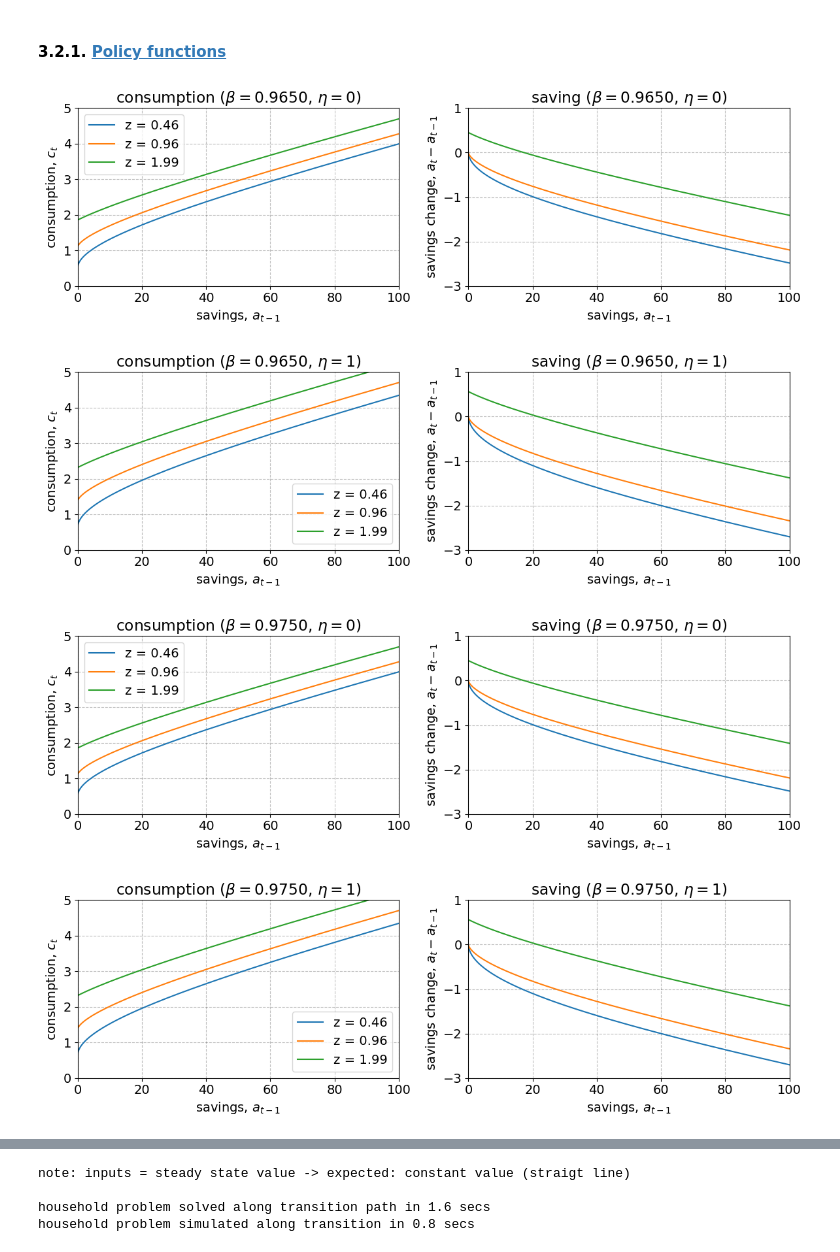
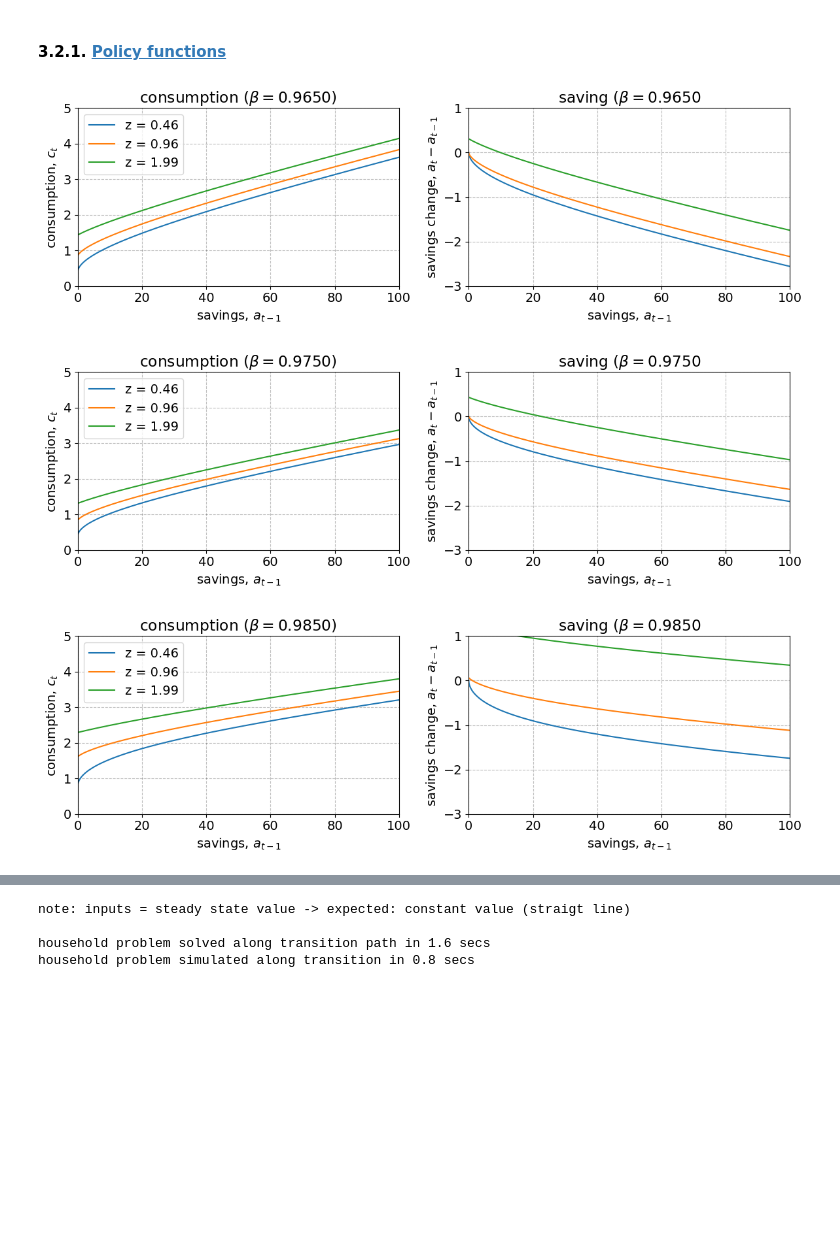
Before and after one commit to Bernseng/AdvMacroHet, a Jupyter notebook: Assignments/Assignment_I/Stationary-Equilibrium.ipynb, the cells around one changed output, grey strips where cells are left out. Drawn from its saved outputs; the diff is of its cells as text; code cells hidden in the pictures; blank space fills up the shorter version.

```diff
--- a/Assignments/Assignment_I/Stationary-Equilibrium.ipynb
+++ b/Assignments/Assignment_I/Stationary-Equilibrium.ipynb
@@ -67,8 +67,8 @@ Set the steady state values, which matter for the household:
 # %%
 ss.r = 0.01
 ss.w = 1.00
-# ss.phi_0 = 1.0
-# ss.phi_1 = 2.0
+ss.phi0 = 1.0
+ss.phi1 = 2.0
 # %% [markdown]
 **Solve the household problem** with `.solve_hh_ss()`:
 
@@ -168,48 +159,43 @@ households:
 #### 3.2.1. <a id='toc3_2_1_'></a>[Policy functions](#toc0_)
 # %%
 # Loop over beta values
-for i_beta, beta in enumerate(par.beta_grid[0:3]):
+for i_beta, beta in enumerate(par.beta_grid):
 
-    # Loop over unique eta values
-    for eta in [0, 1]:
 
-        # Index for eta (we only choose the first occurrence, since there are three occurrences of each eta value)
-        i_eta = np.where(par.eta_grid == eta)[0][0]
 
-        fig = plt.figure(figsize=(12,4),dpi=100)
-        I = par.a_grid < 500
+    fig = plt.figure(figsize=(12,4),dpi=100)
+    I = par.a_grid < 500
 
-        # a. consumption
-        ax = fig.add_subplot(1,2,1)
-        ax.set_title(f'consumption ($\\beta = {beta:.4f}$, $\\eta = {eta}$)')
+    # a. consumption
+    ax = fig.add_subplot(1,2,1)
+    ax.set_title(f'consumption ($\\beta = {beta:.4f}$)')
 
-        for i_z, z in enumerate(par.z_grid):
-            if i_z % 3 == 0 or i_z == par.Nz-1:
-                ax.plot(par.a_grid[I], ss.c[i_eta, i_z, I], label=f'z = {z:.2f}')
+    for i_z, z in enumerate(par.z_grid):
+        if i_z % 3 == 0 or i_z == par.Nz-1:
+            ax.plot(par.a_grid[I], ss.c[i_beta, i_z, I], label=f'z = {z:.2f}')
 
-        ax.legend(frameon=True)
-        ax.set_xlabel('savings, $a_{t-1}$')
-        ax.set_ylabel('consumption, $c_t$')
-        ax.set_xlim(0,100)
-        ax.set_ylim(0,5)
+    ax.legend(frameon=True)
+    ax.set_xlabel('savings, $a_{t-1}$')
+    ax.set_ylabel('consumption, $c_t$')
+    ax.set_xlim(0,100)
+    ax.set_ylim(0,5)
 
-        # b. saving
-        ax = fig.add_subplot(1,2,2)
-        ax.set_title(f'saving ($\\beta = {beta:.4f}$, $\\eta = {eta}$)')
+    # b. saving
+    ax = fig.add_subplot(1,2,2)
+    ax.set_title(f'saving ($\\beta = {beta:.4f}$')
 
-        for i_z, z in enumerate(par.z_grid):
-            if i_z % 3 == 0 or i_z == par.Nz-1:
-                ax.plot(par.a_grid[I], ss.a[i_eta, i_z, I] - par.a_grid[I], label=f'z = {z:.2f}')
+    for i_z, z in enumerate(par.z_grid):
+        if i_z % 3 == 0 or i_z == par.Nz-1:
+            ax.plot(par.a_grid[I], ss.a[i_beta, i_z, I] - par.a_grid[I], label=f'z = {z:.2f}')
 
-        ax.set_xlabel('savings, $a_{t-1}$')
-        ax.set_ylabel('savings change, $a_{t}-a_{t-1}$')
-        ax.set_xlim(0,100)
-        ax.set_ylim(-3,1)
+    ax.set_xlabel('savings, $a_{t-1}$')
+    ax.set_ylabel('savings change, $a_{t}-a_{t-1}$')
+    ax.set_xlim(0,100)
+    ax.set_ylim(-3,1)
 
-        fig.tight_layout()
-        # fig.savefig(f'figs/c_func_{i_beta}_{eta}.pdf')
+    fig.tight_layout()
+    # fig.savefig(f'figs/c_func_{i_beta}_{eta}.pdf')
 # %% [output]
-[figure, old version]
+[figure, new version]
-[figure, old version]
+[figure, new version]
-[figure, old version]
+[figure, new version]
-[figure, removed]
```
Also changed, not shown: parts of 10 cells of this notebook, 19 other files.
